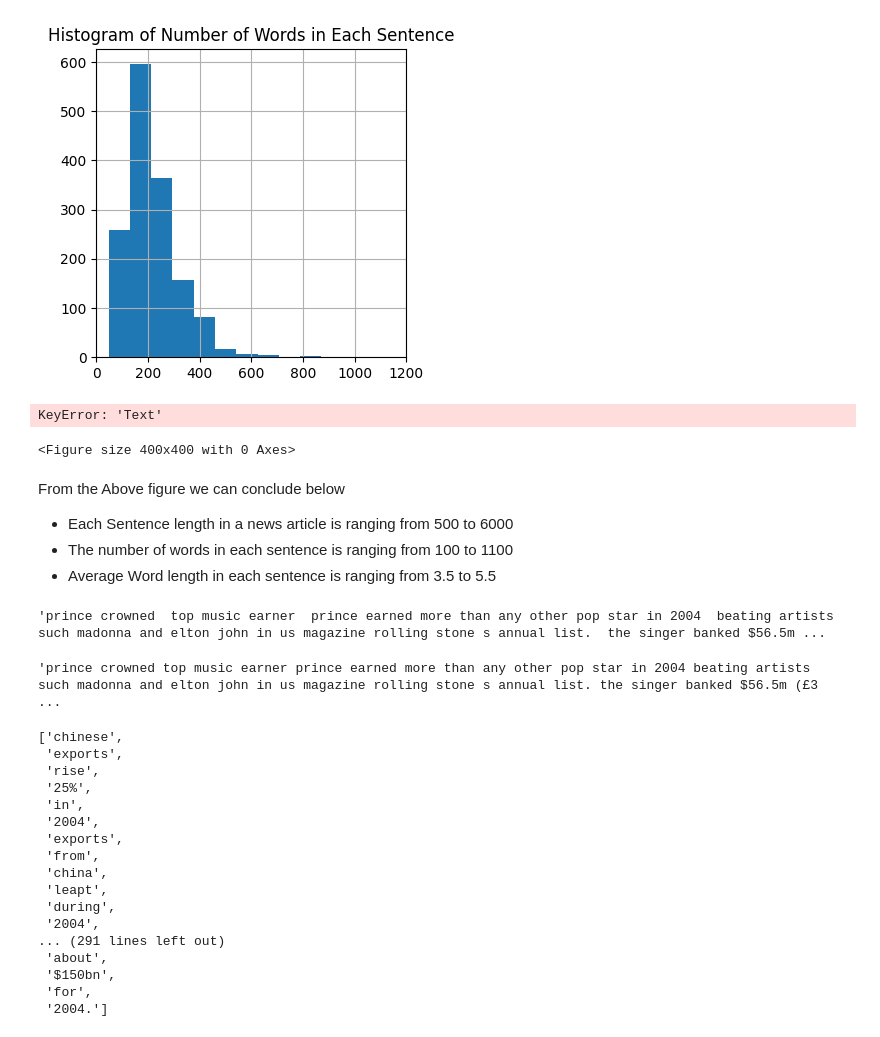
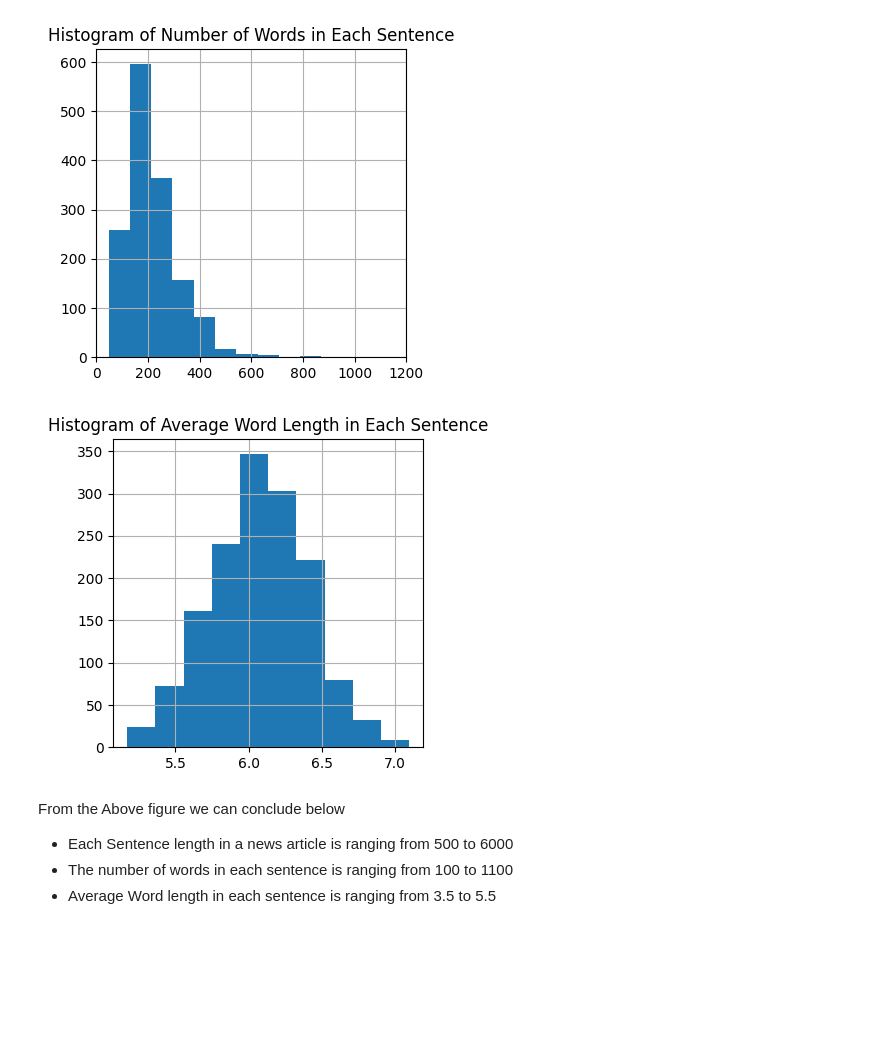
Before and after one commit to VinodKumarJodu/news-article-classification, a Jupyter notebook: notebooks/news_articles_classification.ipynb, the cells around one changed output. Drawn from its saved outputs; the diff is of its cells as text; code cells hidden in the pictures; blank space fills up the shorter version.

```diff
--- a/notebooks/news_articles_classification.ipynb
+++ b/notebooks/news_articles_classification.ipynb
@@ -158,0 +173,42 @@ df[['text', 'upper']]
+# %%
+import re
+from textblob import TextBlob
+
+def remove_url(text):
+    return re.sub(r'\S*https?:\S*','', text)
+
+def remove_html(text):
+    return re.sub(r"<.*?>","", text)
+
+def remove_emoji(text):
+    return re.compile("["
+                               u"\U0001F600-\U0001F64F"  # emoticons
+                               u"\U0001F300-\U0001F5FF"  # symbols & pictographs
+                               u"\U0001F680-\U0001F6FF"  # transport & map symbols
+                               u"\U0001F1E0-\U0001F1FF"  # flags (iOS)
+                               u"\U00002500-\U00002BEF"  # chinese char
+                               u"\U00002702-\U000027B0"
+                               u"\U00002702-\U000027B0"
+                               u"\U000024C2-\U0001F251"
+                               u"\U0001f926-\U0001f937"
+                               u"\U00010000-\U0010ffff"
+                               u"\u2640-\u2642"
+                               u"\u2600-\u2B55"
+                               u"\u200d"
+                               u"\u23cf"
+                               u"\u23e9"
+                               u"\u231a"
+                               u"\ufe0f"  # dingbats
+                               u"\u3030"
+                               "]+", flags=re.UNICODE).sub(r'', text)
+
+def clean_data(df, column):
+    df[column] = df[column].apply(lambda x: " ".join(x.lower() for x in x.split()))
+    df[column] = df[column].str.replace("[^\w\s]","")
+    df[column] = df[column].apply(lambda x: " ".join(x for x in x.split() if x not in stop))
+    df[column] = df[column].apply(lambda x: remove_url(x))
+    df[column] = df[column].apply(lambda x: remove_html(x))
+    df[column] = df[column].apply(lambda x: remove_emoji(x))
+    df[column] = df[column].apply(lambda x: str(TextBlob(x).correct()))
+
+    return df
@@ -322,44 +411,13 @@ plt.show()
 [figure]
 # %%
 plt.figure(figsize=(4,4))
-df['Text'].str.split().apply(lambda x: [len(i) for i in x]).map(lambda x: np.mean(x)).hist()
+df['text'].str.split().apply(lambda x: [len(i) for i in x]).map(lambda x: np.mean(x)).hist()
 plt.title("Histogram of Average Word Length in Each Sentence")
 plt.show()
 # %% [output]
-KeyError: 'Text'
-<Figure size 400x400 with 0 Axes>
+[figure, added]
 # %% [markdown]
 From the Above figure we can conclude below
 * Each Sentence length in a news article is ranging from 500 to 6000
 * The number of words in each sentence is ranging from 100 to 1100
 * Average Word length in each sentence is ranging from 3.5 to 5.5
-# %%
-sample = df['Text'].sample(1).values[0]
-sample
-# %% [output]
-'prince crowned  top music earner  prince earned more than any other pop star in 2004  beating artists such madonna and elton john in us magazine rolling stone s annual list.  the singer banked $56.5m ...
-# %%
-sample = " ".join([x.lower() for x in sample.split()])
-sample
-# %% [output]
-'prince crowned top music earner prince earned more than any other pop star in 2004 beating artists such madonna and elton john in us magazine rolling stone s annual list. the singer banked $56.5m (£3 ...
-# %%
-sample
-# %% [output]
-['chinese',
- 'exports',
- 'rise',
- '25%',
- 'in',
- '2004',
- 'exports',
- 'from',
- 'china',
- 'leapt',
- 'during',
- '2004',
-... (291 lines left out)
- 'about',
- '$150bn',
- 'for',
- '2004.']
```
Also changed, not shown: parts of 5 cells of this notebook.
